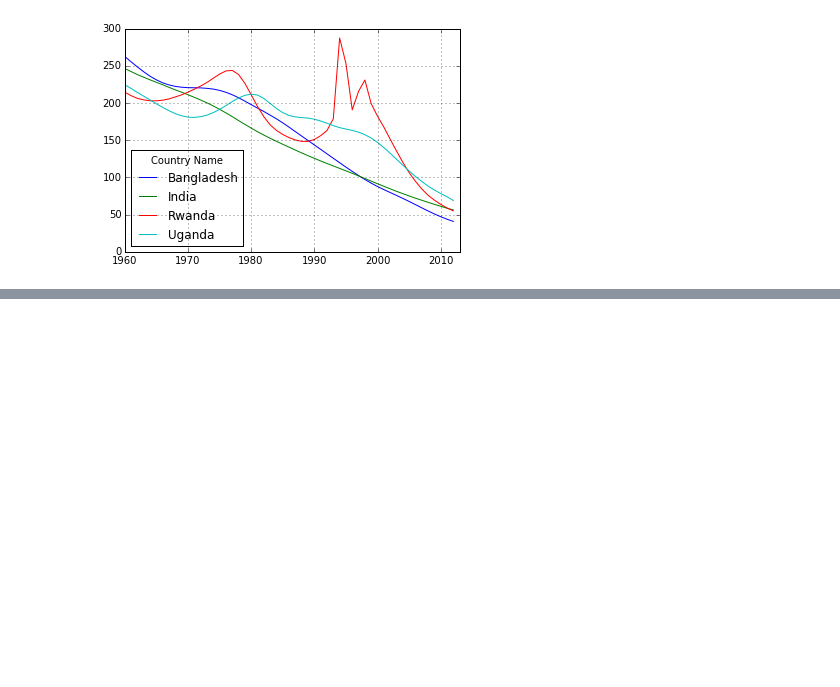
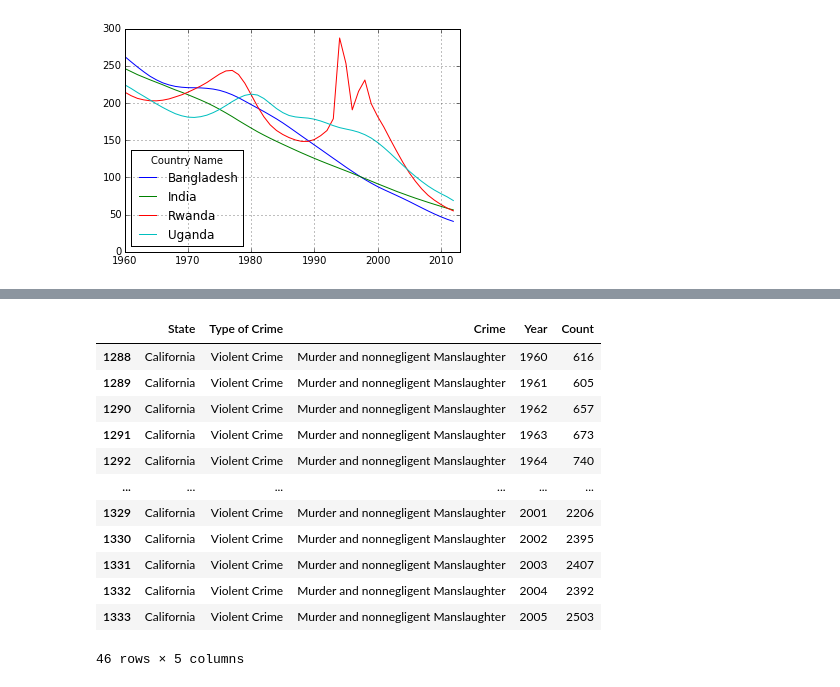
Before and after one commit to r-handsfield/datasciencepython, a Jupyter notebook: pandas_tutorials/2-3_subsetting_data.ipynb, the cells around one changed output, grey strips where cells are left out. Cells and saved outputs as stored; diff of their text form; code cells hidden in the pictures; blank space fills up the shorter version.

```diff
--- a/pandas_tutorials/2-3_subsetting_data.ipynb
+++ b/pandas_tutorials/2-3_subsetting_data.ipynb
@@ -139,0 +307,17 @@ comparison.plot()
+# %%
+# verify
+cal_murder
+# %% [output]
+|  | State | Type of Crime | Crime | Year | Count |
+| 1288 | California | Violent Crime | Murder and nonnegligent Manslaughter | 1960 | 616 |
+| 1289 | California | Violent Crime | Murder and nonnegligent Manslaughter | 1961 | 605 |
+| 1290 | California | Violent Crime | Murder and nonnegligent Manslaughter | 1962 | 657 |
+| 1291 | California | Violent Crime | Murder and nonnegligent Manslaughter | 1963 | 673 |
+| 1292 | California | Violent Crime | Murder and nonnegligent Manslaughter | 1964 | 740 |
+| ... | ... | ... | ... | ... | ... |
+| 1329 | California | Violent Crime | Murder and nonnegligent Manslaughter | 2001 | 2206 |
+| 1330 | California | Violent Crime | Murder and nonnegligent Manslaughter | 2002 | 2395 |
+| 1331 | California | Violent Crime | Murder and nonnegligent Manslaughter | 2003 | 2407 |
+| 1332 | California | Violent Crime | Murder and nonnegligent Manslaughter | 2004 | 2392 |
+| 1333 | California | Violent Crime | Murder and nonnegligent Manslaughter | 2005 | 2503 |
+46 rows × 5 columns
```
Also changed, not shown: parts of 30 cells of this notebook, 1 other file.
